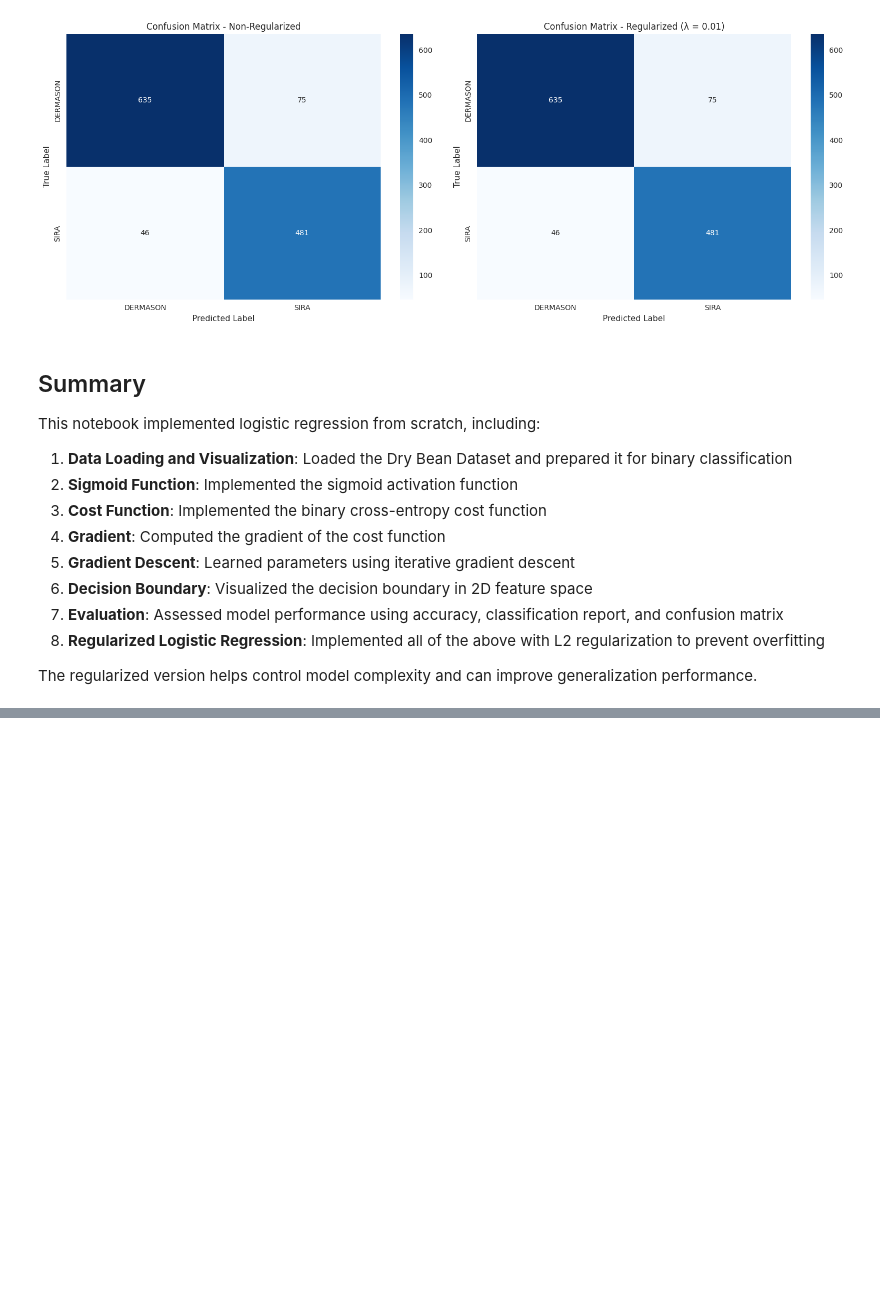
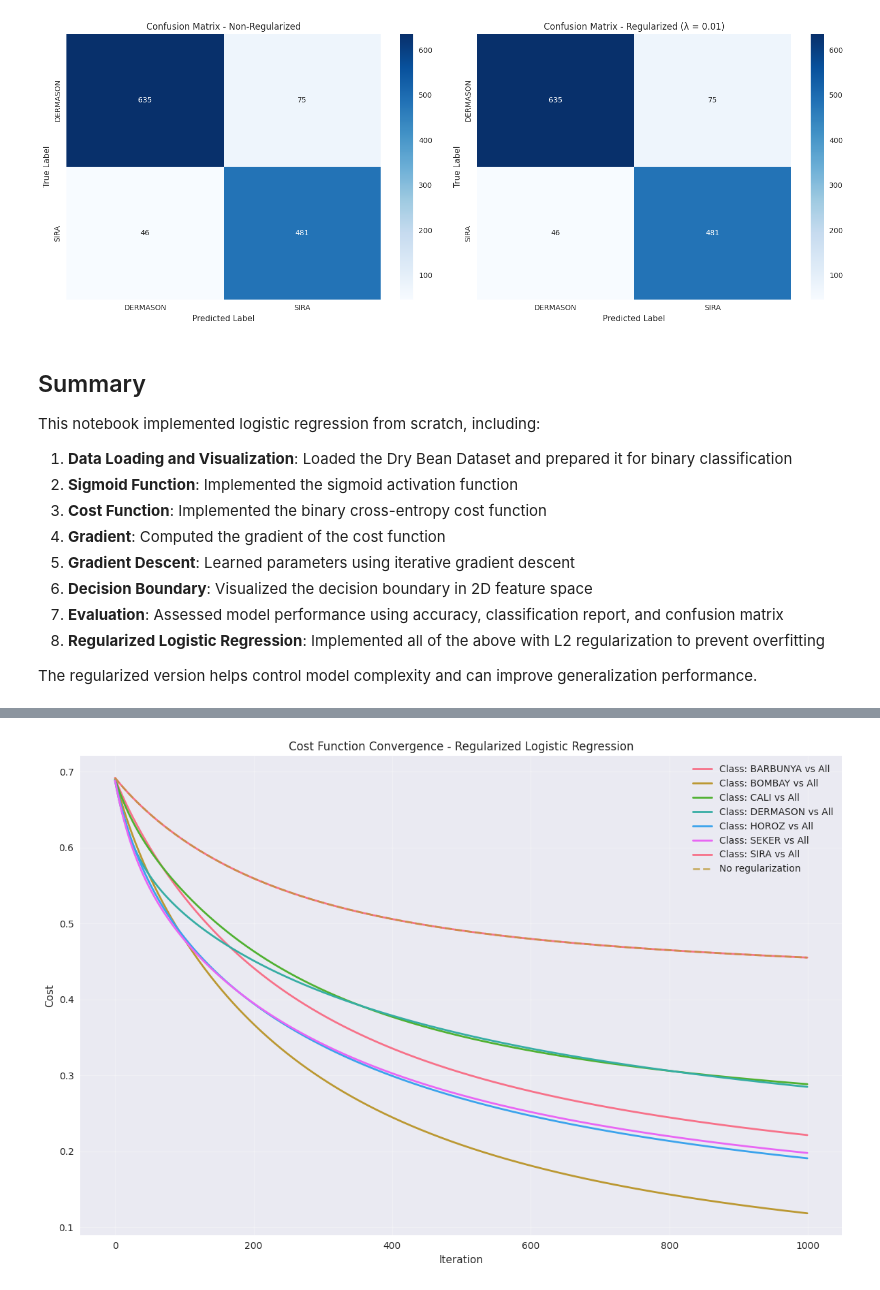
Before and after one commit to fadimardelli/dry-bean-classification, a Jupyter notebook: notebooks/02_model1_LogisticRegression.ipynb, the cells around one changed output, grey strips where cells are left out. Saved outputs shown, nothing was run; the diff lists cells and outputs as text; code cells hidden in the pictures; blank space fills up the shorter version.

Commit message:
Analysis of logistic regression one to all. For a single model, softmax and special gradient is required

```diff
--- a/notebooks/02_model1_LogisticRegression.ipynb
+++ b/notebooks/02_model1_LogisticRegression.ipynb
@@ -368,0 +212,10 @@ plt.show()
+# %%
+# Test the gradient function
+alpha = 0.01
+num_iters = 1000
+dj_dw, dj_db, w, b, J_history, _ = lg.gradient_descent(X_train_2d_scaled, y_train_full, initial_w, initial_b,
+                        alpha, num_iters, 0)
+print(f"Initial gradient shape: {dj_db[0].shape} {dj_dw[0].shape}")
+print(f"Initial gradient values: {dj_db[0]} {dj_dw[0]}")
+
+print(f"\nFinal parameters (w)(b): {w} {b}")
@@ -746,7 +421,7 @@ for idx, (lambda_reg, result) in enumerate(results_reg.items()):
     mesh_points = np.c_[xx.ravel(), yy.ravel()]
     mesh_points_scaled = scaler_2d.transform(mesh_points)
     mesh_points_scaled = np.hstack([np.ones((mesh_points_scaled.shape[0], 1)), mesh_points_scaled])
-    Z = sigmoid(mesh_points_scaled @ w_reg)
+    Z = lg.sigmoid(mesh_points_scaled @ w_reg)
     Z = Z.reshape(xx.shape)
 
     # Plot
@@ -785,21 +460,15 @@ for lambda_reg, result in results_reg.items():
     b_reg = result['b']
 
     # Predictions
-    y_train_pred_reg = predict(X_train_2d_scaled, w_reg, b_reg)
-    y_test_pred_reg = predict(X_test_2d_scaled, w_reg, b_reg)
-
-    # Metrics
-    train_acc_reg = accuracy_score(y_train_full, y_train_pred_reg)
-    test_acc_reg = accuracy_score(y_test_full, y_test_pred_reg)
-    train_cost_reg = compute_cost_regularized(X_train_2d_scaled, y_train_full, w_reg, b_reg, lambda_reg)
-    test_cost_reg = compute_cost_regularized(X_test_2d_scaled, y_test_full, w_reg, b_reg, lambda_reg)
+    y_train_pred_reg, train_acc_reg, train_cost_reg = lg.evaluate(X_train_2d_scaled, y_train_full, w_reg, b_reg)
+    y_test_pred_reg, test_acc_reg, test_cost_reg = lg.evaluate(X_test_2d_scaled, y_test_full, w_reg, b_reg)
 
     print(f"{lambda_reg:<10.2f} {train_acc_reg:<12.4f} {test_acc_reg:<12.4f} {train_cost_reg:<12.4f} {test_cost_reg:<12.4f}")
 
 # Compare with non-regularized
 print("\n" + "-" * 60)
 print("Non-regularized model:")
-print(f"{'N/A':<10} {train_accuracy:<12.4f} {test_accuracy:<12.4f} {compute_cost(X_train_2d_scaled, y_train_full, w, b):<12.4f} {compute_cost(X_test_2d_scaled, y_test_full, w, b):<12.4f}")
+print(f"{'N/A':<10} {train_accuracy:<12.4f} {test_accuracy:<12.4f} {train_cost_reg:<12.4f} {test_cost_reg:<12.4f}")
 # %% [output]
 Evaluation Results for Regularized Logistic Regression:
 
@@ -892,0 +658,21 @@ The regularized version helps control model complexity and can improve generaliz
+# %%
+# Plot cost history for different lambda values
+plt.figure(figsize=(12, 8))
+for i , result in results_full_reg.items():
+    # plt.plot(result['cost_history'], label=f'Class = {num_classes}', linewidth=2)
+    # The label should use the class name corresponding to the index i
+    class_name = label_encoder_full.inverse_transform([i])[0]
+
+    # Key is corrected from 'cost_history:' to 'cost_history'
+    plt.plot(result['cost_history'], label=f'Class: {class_name} vs All', linewidth=2)
+
+plt.plot(J_history, label='No regularization', linewidth=2, linestyle='--', alpha=0.7)
+plt.xlabel('Iteration')
+plt.ylabel('Cost')
+plt.title('Cost Function Convergence - Regularized Logistic Regression')
+plt.legend()
+plt.grid(True, alpha=0.3)
+plt.tight_layout()
+plt.show()
+# %% [output]
+[figure, added]
```
Also changed, not shown: parts of 36 cells of this notebook, 2 other files.
